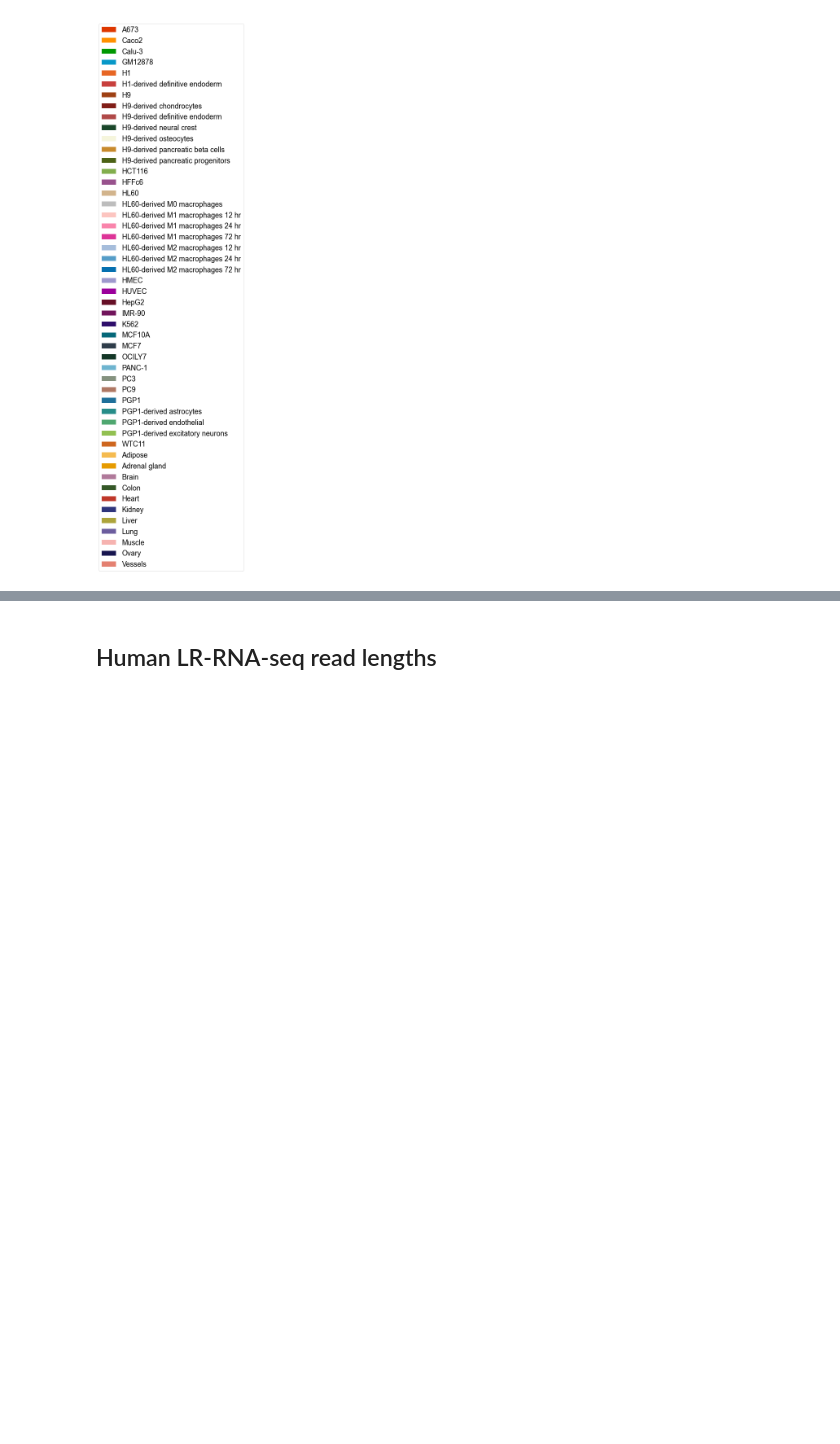
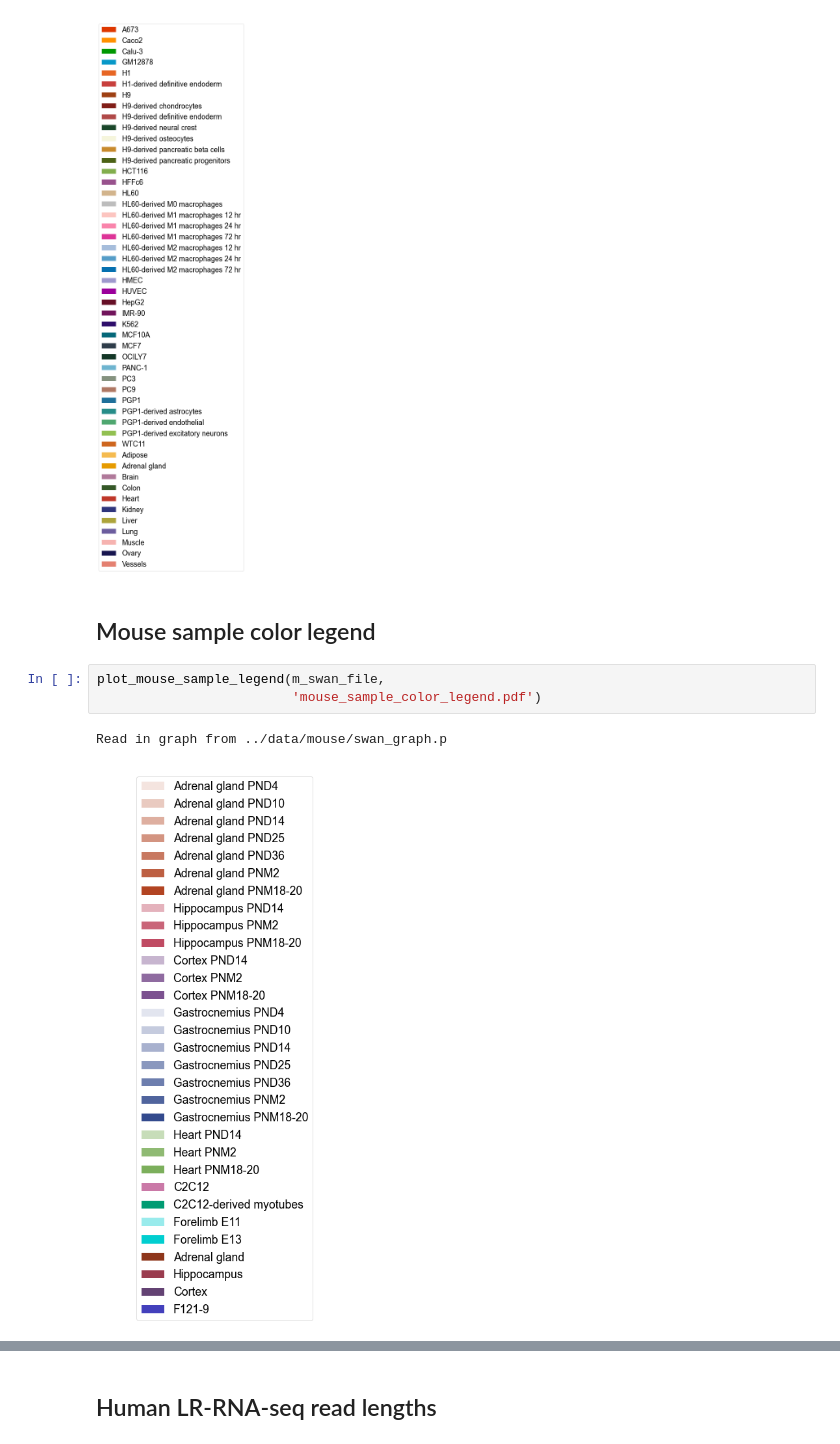
Before and after one commit to fairliereese/paper_rnawg, a Jupyter notebook: figures/fig1/fig1.ipynb, the cells around one changed output, grey strips where cells are left out. Cells and saved outputs as stored; diff of their text form; blank space fills up the shorter version.

```diff
--- a/figures/fig1/fig1.ipynb
+++ b/figures/fig1/fig1.ipynb
@@ -218,3 +306,11 @@ plot_human_sample_legend(swan_file,
 # %% [output]
 Read in graph from ../data/human/swan_graph.p
 [figure]
+# %% [markdown]
+## Mouse sample color legend
+# %%
+plot_mouse_sample_legend(m_swan_file,
+                         'mouse_sample_color_legend.pdf')
+# %% [output]
+Read in graph from ../data/mouse/swan_graph.p
+[figure, added]
```
Also changed, not shown: parts of 27 cells of this notebook, 11 other files.
